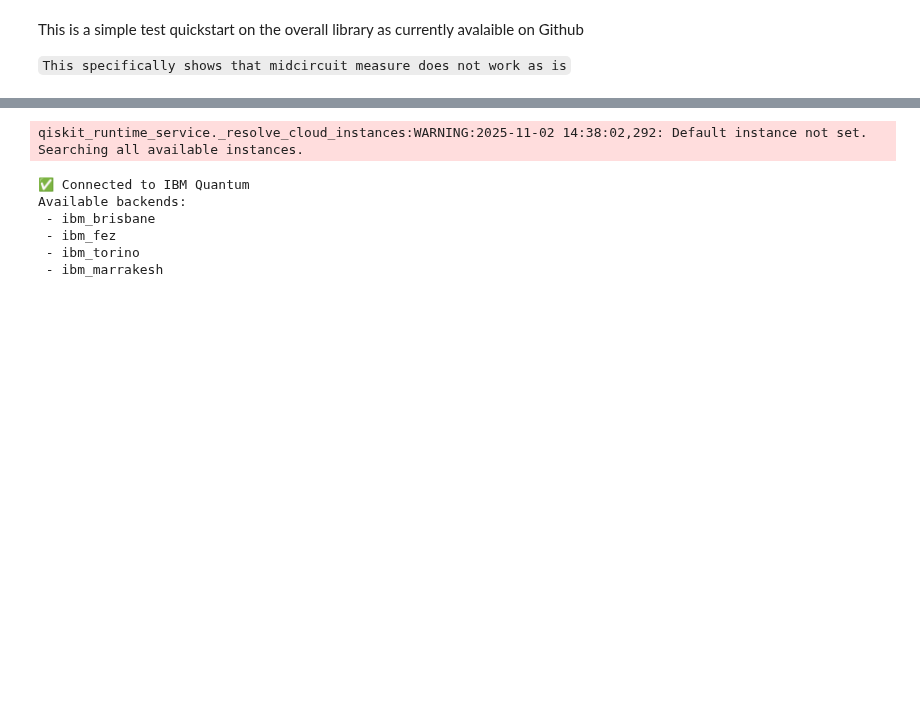
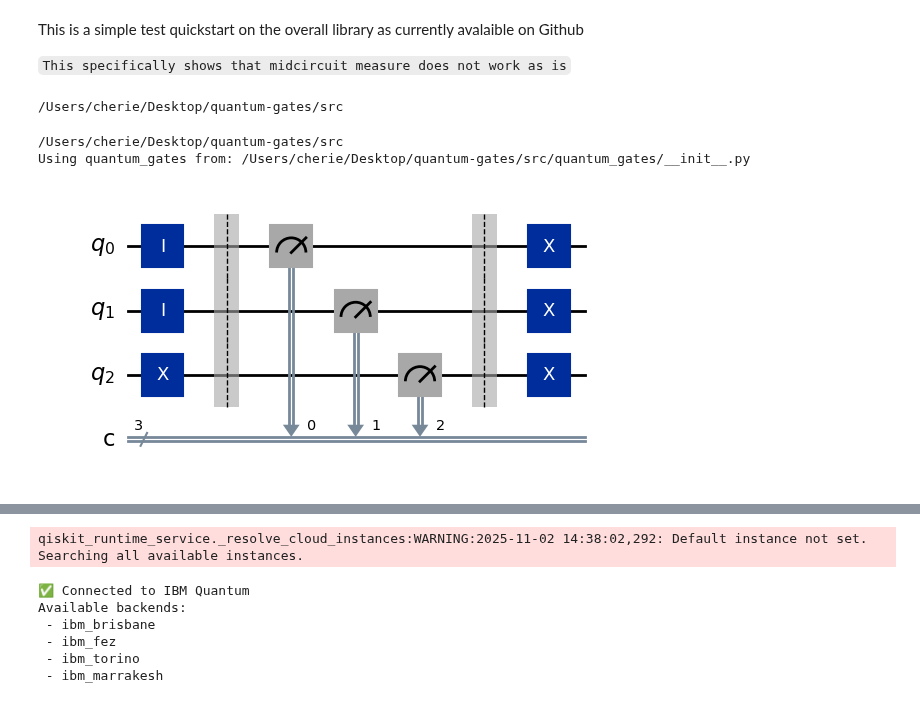
Before and after one commit to CERN-IT-INNOVATION/quantum-gates, a Jupyter notebook: start_up_and_testing/testing_global_library.ipynb, the cells around one changed output, grey strips where cells are left out. Saved outputs shown, nothing was run; the diff lists cells and outputs as text; code cells hidden in the pictures; blank space fills up the shorter version.

````diff
--- a/start up and testing/testing_global_library.ipynb
+++ b/start_up_and_testing/testing_global_library.ipynb
@@ -2,3 +2,81 @@
 This is a simple test quickstart on the overall library as currently avalaible on Github
 
 ``` This specifically shows that midcircuit measure does not work as is ```
+# %%
+import os
+os.chdir("/Users/cherie/Desktop/quantum-gates/src")  # or any folder that actually exists
+print(os.getcwd())
+# %% [output]
+/Users/cherie/Desktop/quantum-gates/src
+# %%
+# Standard libraries
+import numpy as np
+import matplotlib.pyplot as plt
+import json
+import os, sys, importlib
+from typing import List
+from dotenv import load_dotenv
+
+# Qiskit
+from qiskit.visualization import plot_histogram
+from qiskit import QuantumCircuit, transpile
+from qiskit_aer import AerSimulator
+from qiskit import QuantumCircuit, QuantumRegister, ClassicalRegister
+from qiskit.circuit.controlflow import ControlFlowOp
+from qiskit.result import marginal_counts
+from qiskit.transpiler import CouplingMap, Layout
+from qiskit_ibm_runtime import QiskitRuntimeService
+from qiskit_ibm_runtime.fake_provider import FakeBrisbane
+
+# 0) Point to the *parent* of the package folder
+LOCAL_QG_PATH = r"../src"   # or r"C:\Users\npace\Desktop\quantum-gates\src"
+LOCAL_QG_PATH = os.path.abspath(LOCAL_QG_PATH)
+
+# 1) Put local src at the very front of sys.path
+if LOCAL_QG_PATH in sys.path:
+    sys.path.remove(LOCAL_QG_PATH)
+sys.path.insert(0, LOCAL_QG_PATH)
+
+# 2) Purge any cached copies of the package
+for m in list(sys.modules):
+    if m == "quantum_gates" or m.startswith("quantum_gates."):
+        del sys.modules[m]
+
+# 3) Invalidate import caches and import the local package
+importlib.invalidate_caches()
+print(os.getcwd())
+import quantum_gates
+
+print("Using quantum_gates from:", quantum_gates.__file__)
+
+# Own library
+from quantum_gates.utilities import fix_counts
+from quantum_gates.simulators import MrAndersonSimulator
+from quantum_gates.gates import standard_gates
+from quantum_gates.circuits import EfficientCircuit, BinaryCircuit
+from quantum_gates.utilities import DeviceParameters
+from quantum_gates.utilities import setup_backend
+from quantum_gates.utilities import SurfaceCode
+# %% [output]
+/Users/cherie/Desktop/quantum-gates/src
+Using quantum_gates from: /Users/cherie/Desktop/quantum-gates/src/quantum_gates/__init__.py
+# %%
+N_q = 3
+qc = QuantumCircuit(3,3)
+qc.id(0)
+qc.id(1)
+qc.x(2)
+
+qc.barrier()
+qc.measure(0,0)
+qc.measure(1,1)
+qc.measure(2,2)
+qc.barrier()
+
+qc.x(0)
+qc.x(1)
+qc.x(2)
+
+qc.draw("mpl")
+# %% [output]
+[figure, added]
````
Also changed, not shown: parts of 1 cell of this notebook, 4 other files.
